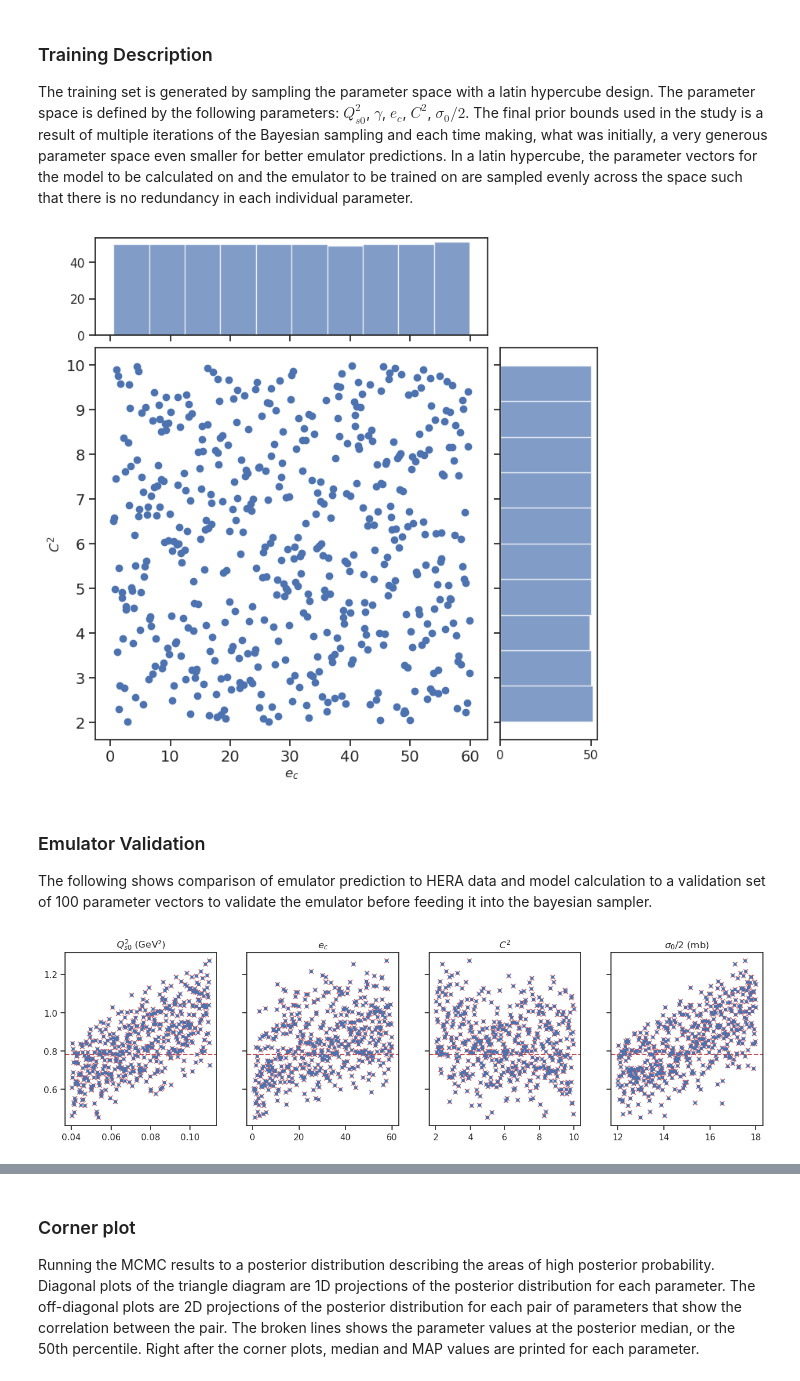
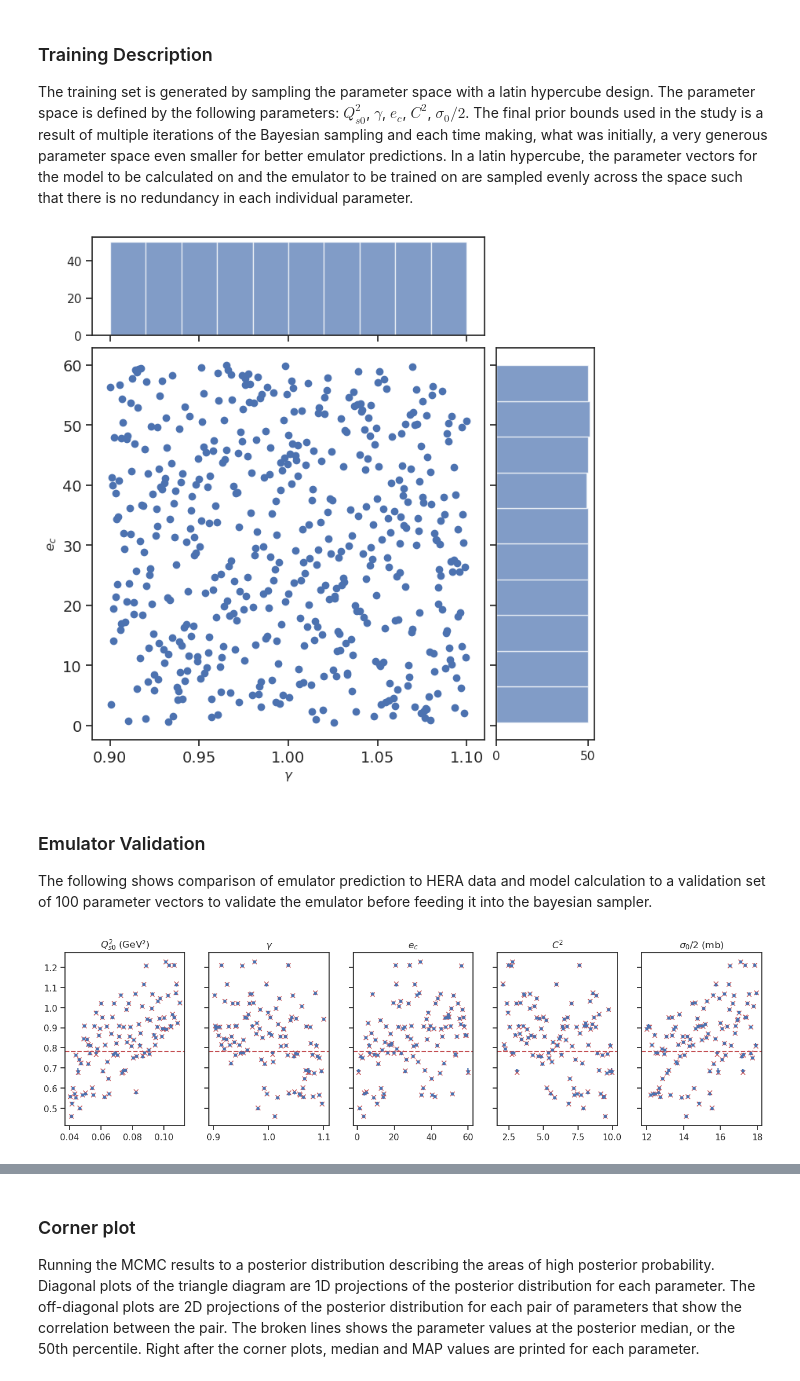
Before and after one commit to camcasuga/BayesianBK_results, a Jupyter notebook: analysis.ipynb, the cells around one changed output, grey strips where cells are left out. Saved outputs shown, nothing was run; the diff lists cells and outputs as text; code cells hidden in the pictures.

```diff
--- a/analysis.ipynb
+++ b/analysis.ipynb
@@ -4,6 +4,7 @@ This Jupyter notebook contains important plots present in the paper with relevan
 # %%
 from my_plotting import *
 from my_functions import *
+sns.set()
 sns.set_style('ticks')
 # %% [markdown]
 #### important files
@@ -17,7 +18,7 @@ sns.set_style('ticks')
 # %%
 # first decide if we are dealing with correlated setup and which model
 correlated_ = True
-model_ = "mve/" # or "mv5" for the 5 parameter case
+model_ = "mv5/" # or "mv5" for the 5 parameter cas
 # %%
 correlated_str = "corr/" if correlated_ else "uncorr/"
 param_names = ["$Q_{s0}^{2}$ (GeV²)",
@@ -97,14 +98,14 @@ ax_histx = fig.add_subplot(gs[0, 0], sharex=ax)
 ax_histy = fig.add_subplot(gs[1, 1], sharey=ax)
 scatter_hist(1, 2, ax, ax_histx, ax_histy, theta, param_names)
 # %% [output]
-[figure, old version]
+[figure, new version]
 # %% [markdown]
 ### Emulator Validation
 The following shows comparison of emulator prediction to HERA data and model calculation to a validation set of 100 parameter vectors to validate the emulator before feeding it into the bayesian sampler.
 # %%
 kp = 0
-sd = np.sqrt(np.diagonal(err, axis1 = 1, axis2 = 2)) if correlated_ else err
-fig, ax = plot_validation_perkp(0, pred, sd, train, exp, n_params, theta, param_names)
+sd_val = np.sqrt(np.diagonal(err_val, axis1 = 1, axis2 = 2)) if correlated_ else err_val
+fig, ax = plot_validation_perkp(0, pred_val, sd_val, train_val, exp, n_params, theta_val, param_names)
 # %% [output]
-[figure, old version]
+[figure, new version]
 # %%
```
Also changed, not shown: parts of 16 cells of this notebook, 4 other files.
